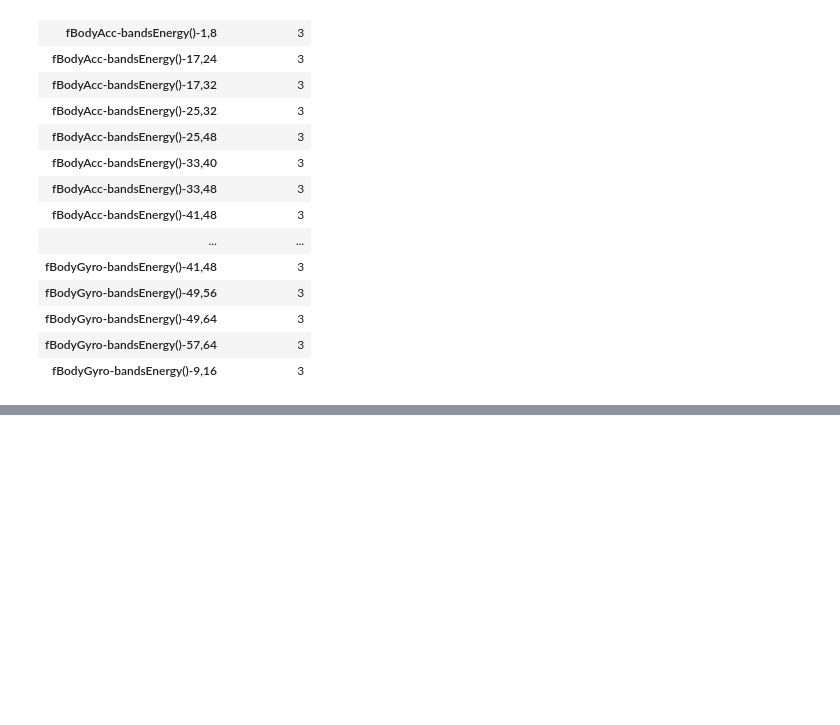
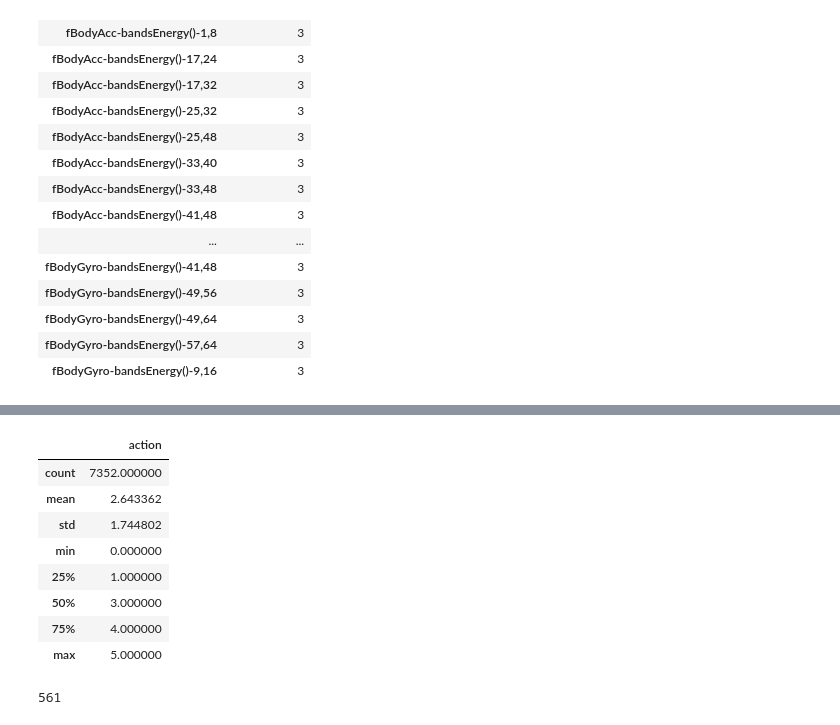
Before and after one commit to kbigdata0010/ml, a Jupyter notebook: HumanActivityRecognition.ipynb, the cells around one changed output, grey strips where cells are left out. Drawn from its saved outputs; the diff is of its cells as text; code cells hidden in the pictures; blank space fills up the shorter version.

```diff
--- a/HumanActivityRecognition.ipynb
+++ b/HumanActivityRecognition.ipynb
@@ -100,0 +109,19 @@ y_train
+# %%
+from sklearn.preprocessing import LabelEncoder
+
+encoder = LabelEncoder()
+encoder.fit(y_train['action'])
+result = encoder.transform(y_train['action'])
+y_train['action'] = result
+# %%
+y_train.describe()
+# %% [output]
+|  | action |
+| count | 7352.000000 |
+| mean | 2.643362 |
+| std | 1.744802 |
+| min | 0.000000 |
+| 25% | 1.000000 |
+| 50% | 3.000000 |
+| 75% | 4.000000 |
+| max | 5.000000 |
@@ -100,0 +131,4 @@ y_train
+# %%
+len(X_train.columns)
+# %% [output]
+561
```
Also changed, not shown: parts of 17 cells of this notebook.
